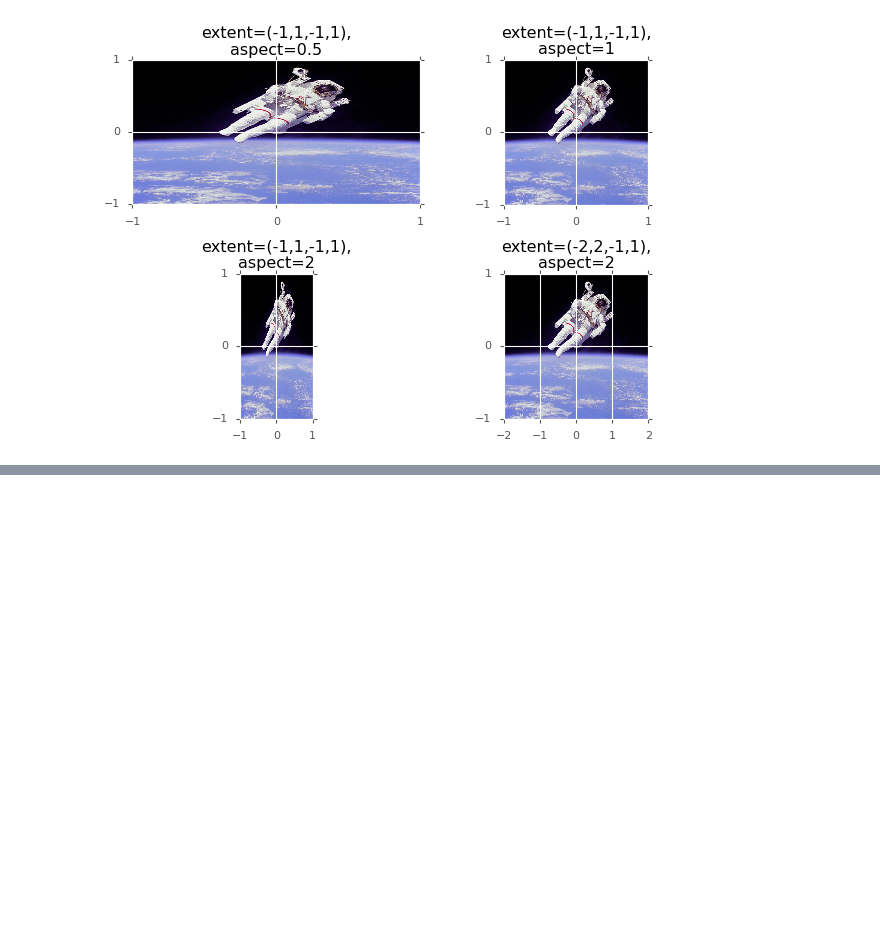
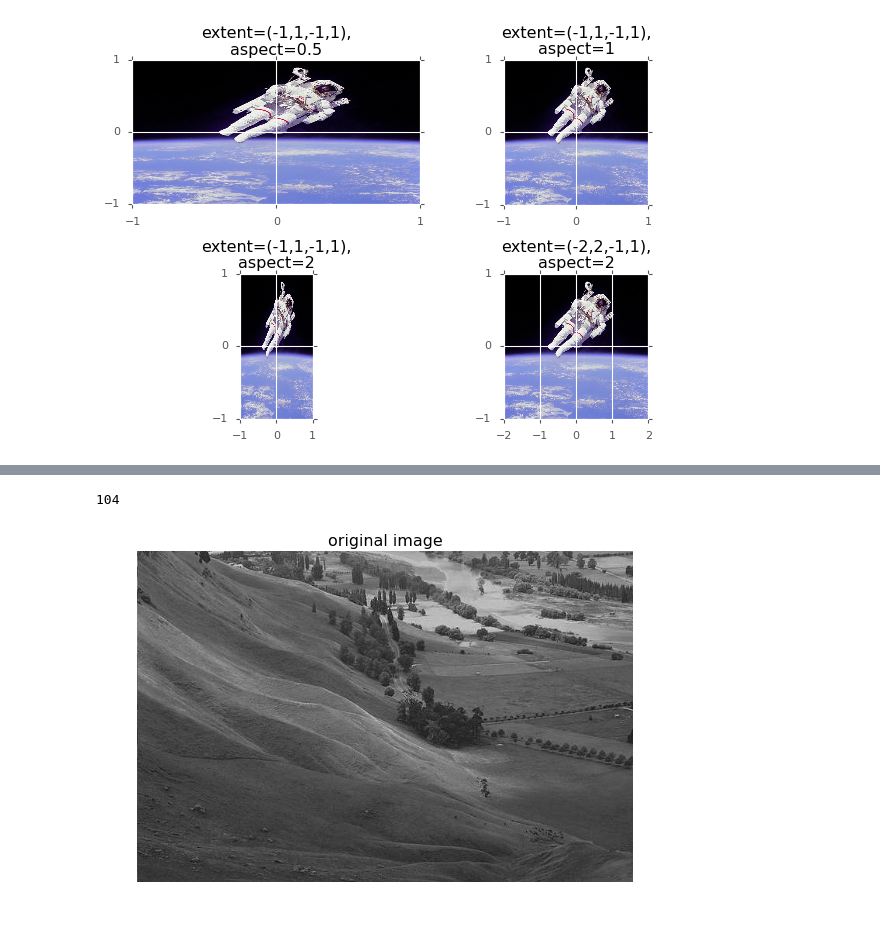
Before and after one commit to cschellenberger/Data-Science-Learning, a Jupyter notebook: Introduction-to-Data-Visualization-with-Python.ipynb, the cells around one changed output, grey strips where cells are left out. Drawn from its saved outputs; the diff is of its cells as text; code cells hidden in the pictures; blank space fills up the shorter version.

```diff
--- a/Introduction-to-Data-Visualization-with-Python.ipynb
+++ b/Introduction-to-Data-Visualization-with-Python.ipynb
@@ -581,0 +611,10 @@ plt.show()
+# %%
+# Load the image into an array: image
+image = plt.imread('640px-Unequalized_Hawkes_Bay_NZ.jpg')
+plt.title('original image')
+plt.axis('off')
+plt.imshow(image, cmap='gray')
+print(image.min())
+# %% [output]
+104
+[figure, added]
```
Also changed, not shown: parts of 2 cells of this notebook, 1 other file.
